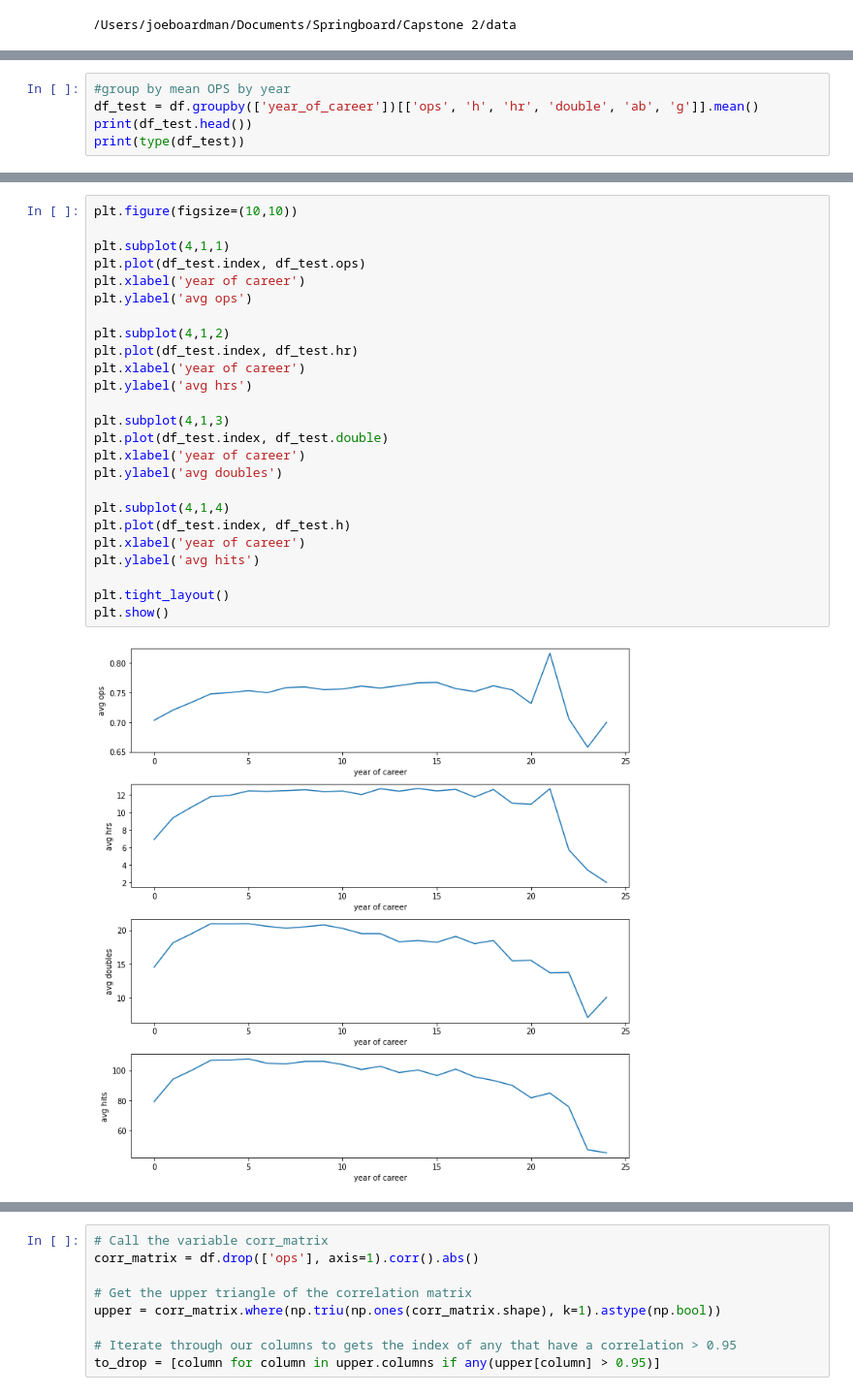
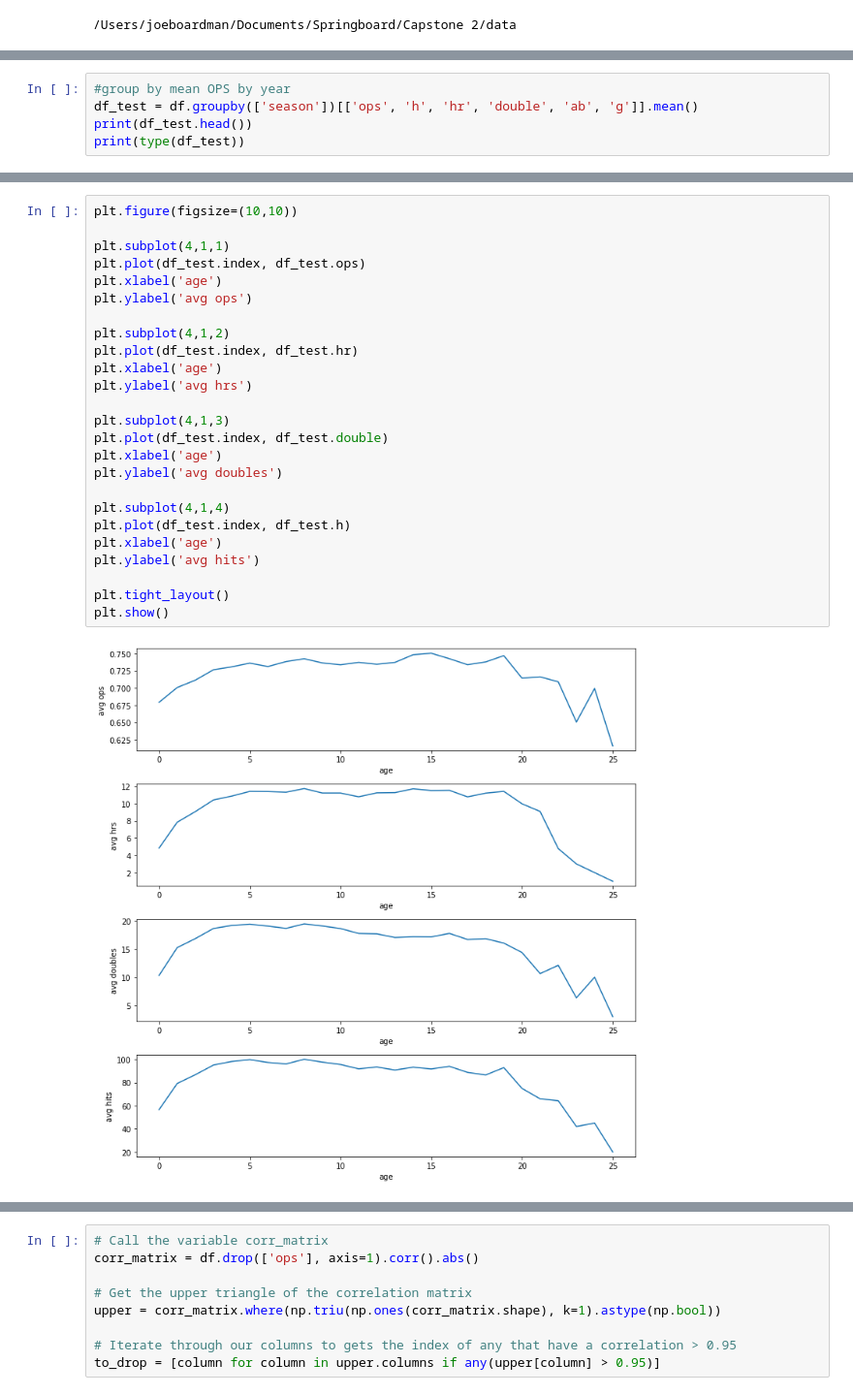
Before and after one commit to boardmjm/Capstone-Two, a Jupyter notebook: EDA.ipynb, the cells around one changed output, grey strips where cells are left out. Shown at 97% size. Drawn from its saved outputs; the diff is of its cells as text.

```diff
--- a/EDA.ipynb
+++ b/EDA.ipynb
@@ -71,6 +67,6 @@ plt.show()
 # %%
 #group by mean OPS by year
-df_test = df.groupby(['year_of_career'])[['ops', 'h', 'hr', 'double', 'ab', 'g']].mean()
+df_test = df.groupby(['season'])[['ops', 'h', 'hr', 'double', 'ab', 'g']].mean()
 print(df_test.head())
 print(type(df_test))
 # %% [output]
@@ -93,30 +81,30 @@ year_of_career
 # %%
 plt.figure(figsize=(10,10))
 
 plt.subplot(4,1,1)
 plt.plot(df_test.index, df_test.ops)
-plt.xlabel('year of career')
+plt.xlabel('age')
 plt.ylabel('avg ops')
 
 plt.subplot(4,1,2)
 plt.plot(df_test.index, df_test.hr)
-plt.xlabel('year of career')
+plt.xlabel('age')
 plt.ylabel('avg hrs')
 
 plt.subplot(4,1,3)
 plt.plot(df_test.index, df_test.double)
-plt.xlabel('year of career')
+plt.xlabel('age')
 plt.ylabel('avg doubles')
 
 plt.subplot(4,1,4)
 plt.plot(df_test.index, df_test.h)
-plt.xlabel('year of career')
+plt.xlabel('age')
 plt.ylabel('avg hits')
 
 plt.tight_layout()
 plt.show()
 # %% [output]
-[figure, old version]
+[figure, new version]
 # %%
 sns.scatterplot(df.h, df.ops)
 # %% [output]
```
Also changed, not shown: parts of 12 cells of this notebook.
